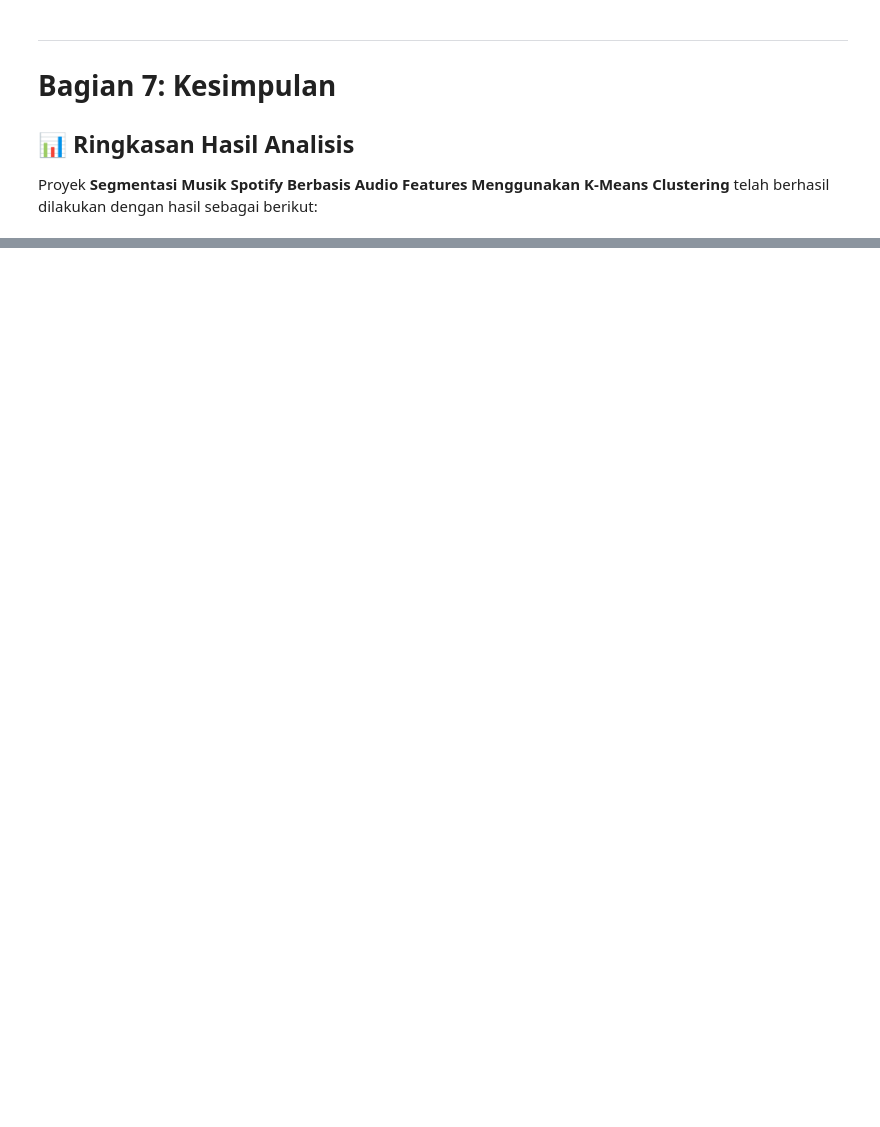
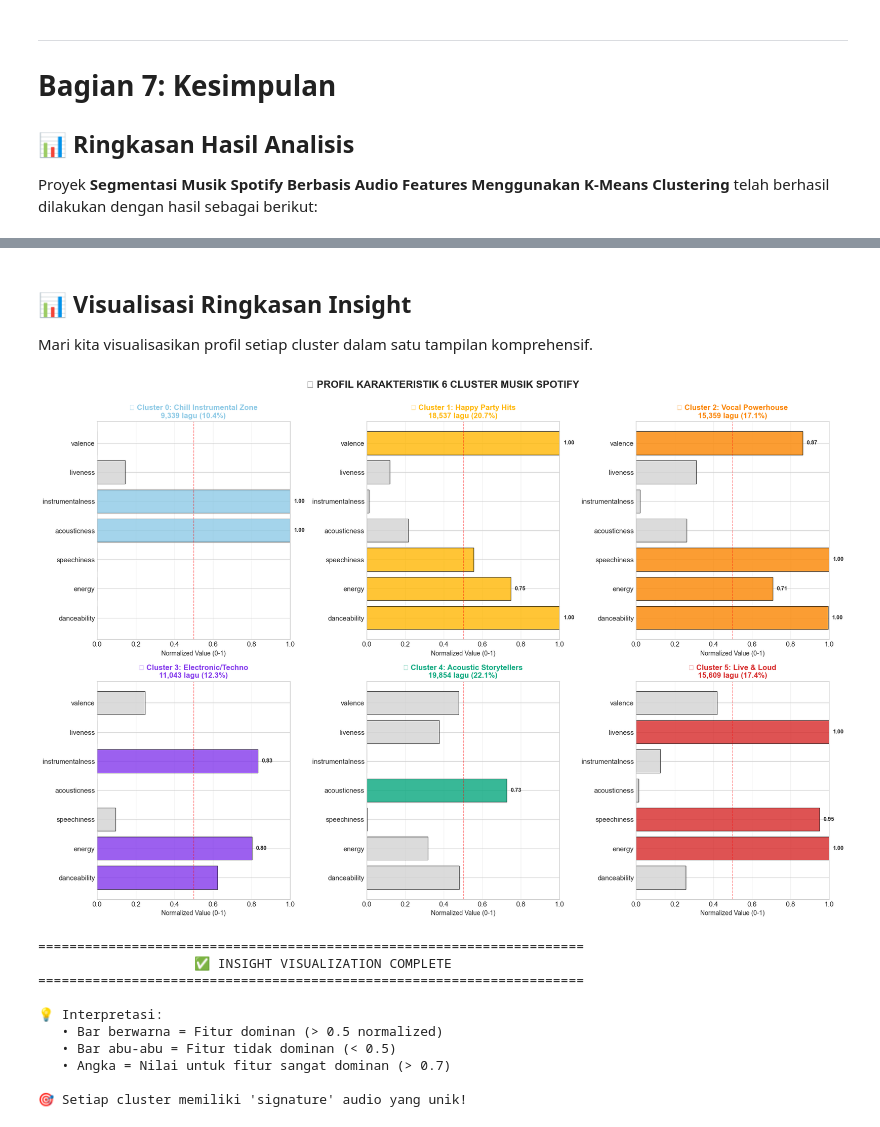
Before and after one commit to intxdv/Clustering_Songs, a Jupyter notebook: [v6]_Music_Genre_Clustering_using_Spotify_Dataset/[v6]_Music_Genre_Clustering_using_Spotify_Dataset.ipynb, the cells around one changed output, grey strips where cells are left out. Saved outputs shown, nothing was run; the diff lists cells and outputs as text; code cells hidden in the pictures; blank space fills up the shorter version.

```diff
--- a/[v6]_Music_Genre_Clustering_using_Spotify_Dataset/[v6]_Music_Genre_Clustering_using_Spotify_Dataset.ipynb
+++ b/[v6]_Music_Genre_Clustering_using_Spotify_Dataset/[v6]_Music_Genre_Clustering_using_Spotify_Dataset.ipynb
@@ -1440,5 +1441,79 @@ print("=" * 70)
 
 ======================================================================
+# %% [markdown]
+## 📊 Visualisasi Ringkasan Insight
+
+Mari kita visualisasikan profil setiap cluster dalam satu tampilan komprehensif.
+# %%
+# Buat visualisasi summary untuk setiap cluster
+cluster_profiles = {
+    0: {"name": "Chill Instrumental Zone", "emoji": "🎹", "color": "#8ecae6"},
+    1: {"name": "Happy Party Hits", "emoji": "🎉", "color": "#ffb703"},
+    2: {"name": "Vocal Powerhouse", "emoji": "🎤", "color": "#fb8500"},
+    3: {"name": "Electronic/Techno", "emoji": "🎧", "color": "#8338ec"},
+    4: {"name": "Acoustic Storytellers", "emoji": "🎸", "color": "#06a77d"},
+    5: {"name": "Live & Loud", "emoji": "⚡", "color": "#d62828"}
+}
+
+# Buat figure untuk ringkasan
+fig, axes = plt.subplots(2, 3, figsize=(18, 12))
+axes = axes.flatten()
+
+for idx, (cluster_id, profile) in enumerate(cluster_profiles.items()):
+    ax = axes[idx]
+
+    # Ambil data cluster
+    cluster_data = cluster_means_normalized.loc[cluster_id]
+    cluster_count = df[df['cluster'] == cluster_id].shape[0]
+    cluster_pct = (cluster_count / len(df)) * 100
+
+    # Bar chart untuk fitur audio
+    features = cluster_data.index
+    values = cluster_data.values
+    colors_bar = [profile['color'] if v > 0.5 else '#d3d3d3' for v in values]
+
+    bars = ax.barh(features, values, color=colors_bar, alpha=0.8, edgecolor='black', linewidth=0.8)
+
+    # Garis threshold
+    ax.axvline(x=0.5, color='red', linestyle='--', linewidth=1, alpha=0.5, label='Threshold (0.5)')
+
+    # Styling
+    ax.set_xlim([0, 1])
+    ax.set_xlabel('Normalized Value (0-1)', fontsize=10)
+    ax.set_title(f'{profile["emoji"]} Cluster {cluster_id}: {profile["name"]}\n{cluster_count:,} lagu ({cluster_pct:.1f}%)',
+                 fontsize=12, fontweight='bold', color=profile['color'])
+    ax.grid(True, alpha=0.3, axis='x')
+
+    # Highlight fitur dominan (> 0.7)
+    for i, (feat, val) in enumerate(zip(features, values)):
+        if val > 0.7:
+            ax.text(val + 0.02, i, f'{val:.2f}', va='center', fontsize=9, fontweight='bold')
+
+plt.suptitle('📊 PROFIL KARAKTERISTIK 6 CLUSTER MUSIK SPOTIFY',
+             fontsize=16, fontweight='bold', y=1.00)
+plt.tight_layout()
+plt.show()
+
+print("\n" + "=" * 70)
+print("                    ✅ INSIGHT VISUALIZATION COMPLETE")
+print("=" * 70)
+print("\n💡 Interpretasi:")
+print("   • Bar berwarna = Fitur dominan (> 0.5 normalized)")
+print("   • Bar abu-abu = Fitur tidak dominan (< 0.5)")
+print("   • Angka = Nilai untuk fitur sangat dominan (> 0.7)")
+print("\n🎯 Setiap cluster memiliki 'signature' audio yang unik!")
+# %% [output]
+[figure, added]
+======================================================================
+                    ✅ INSIGHT VISUALIZATION COMPLETE
+======================================================================
+
+💡 Interpretasi:
+   • Bar berwarna = Fitur dominan (> 0.5 normalized)
+   • Bar abu-abu = Fitur tidak dominan (< 0.5)
+   • Angka = Nilai untuk fitur sangat dominan (> 0.7)
+
+🎯 Setiap cluster memiliki 'signature' audio yang unik!
 # %% [markdown]
 ## 🎵 Karakteristik Cluster yang Terbentuk
 
```
Also changed, not shown: parts of 22 cells of this notebook.
